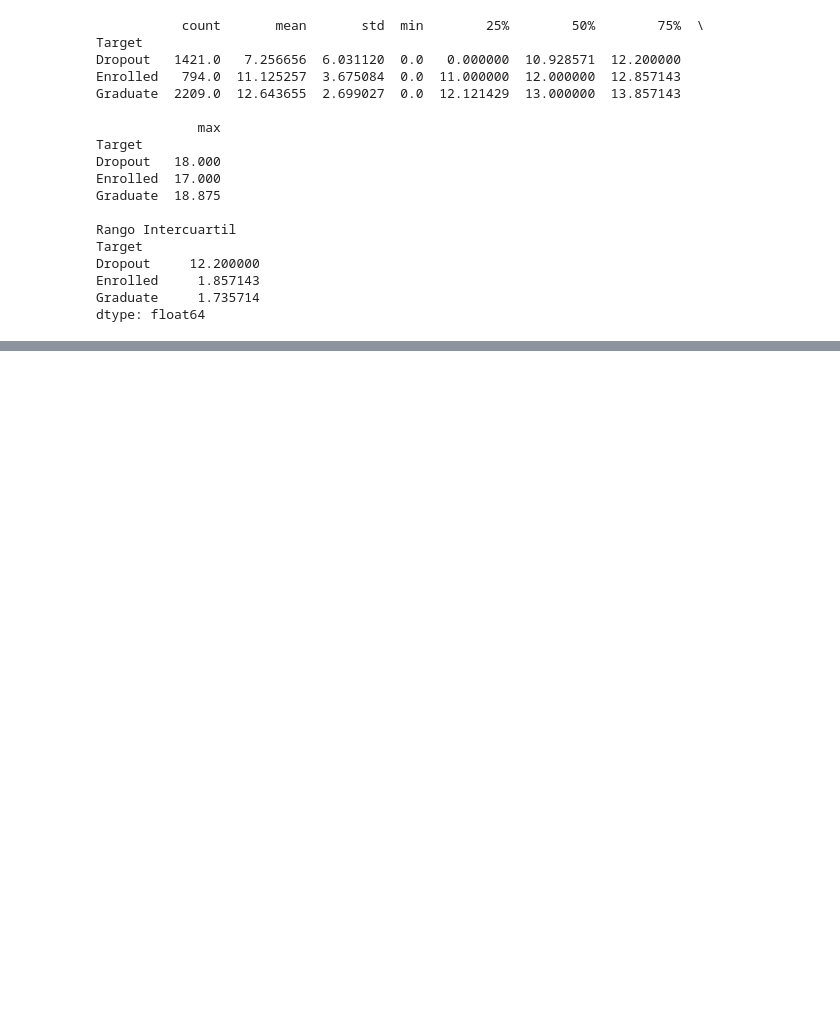
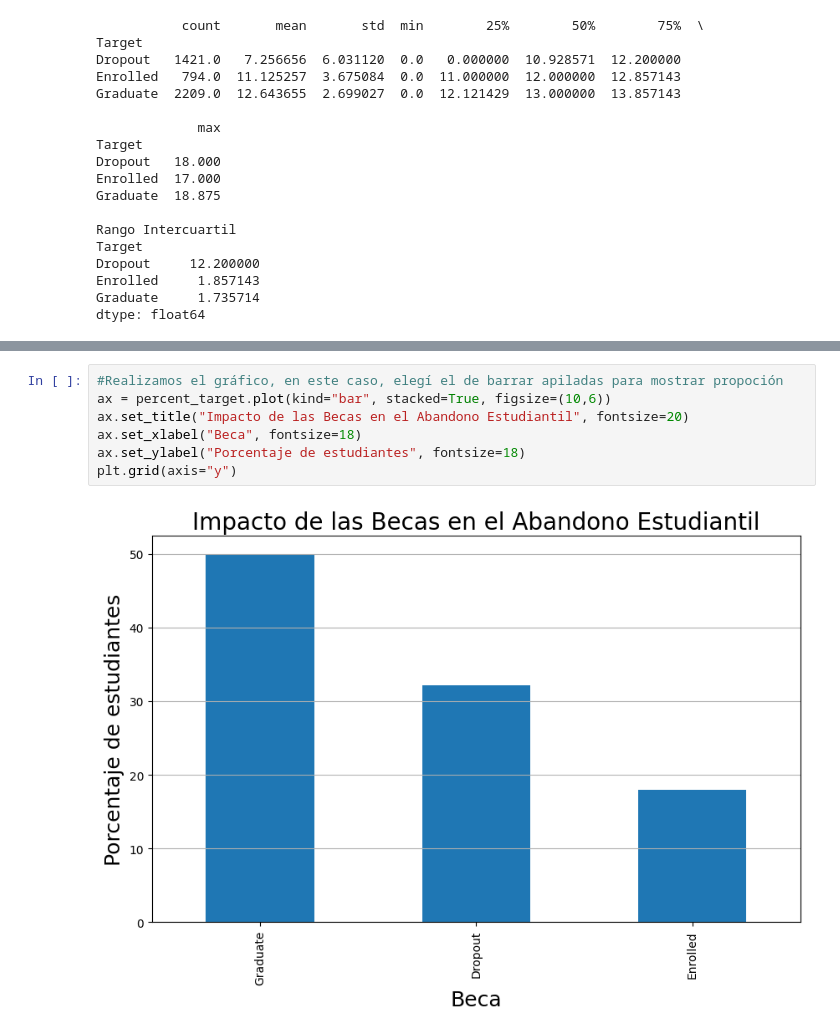
Before and after one commit to SKEIILATT/ProyectoLP_2P, a Jupyter notebook: backend-python/analisis_abandono.ipynb, the cells around one changed output, grey strips where cells are left out. Saved outputs shown, nothing was run; the diff lists cells and outputs as text; blank space fills up the shorter version.

```diff
--- a/backend-python/analisis_abandono.ipynb
+++ b/backend-python/analisis_abandono.ipynb
@@ -132,0 +249,9 @@ Los resultados evidencian diferencias significativas en el rendimiento académic
+# %%
+#Realizamos el gráfico, en este caso, elegí el de barrar apiladas para mostrar propoción
+ax = percent_target.plot(kind="bar", stacked=True, figsize=(10,6))
+ax.set_title("Impacto de las Becas en el Abandono Estudiantil", fontsize=20)
+ax.set_xlabel("Beca", fontsize=18)
+ax.set_ylabel("Porcentaje de estudiantes", fontsize=18)
+plt.grid(axis="y")
+# %% [output]
+[figure, added]
```
Also changed, not shown: parts of 29 cells of this notebook, 1 other file.
